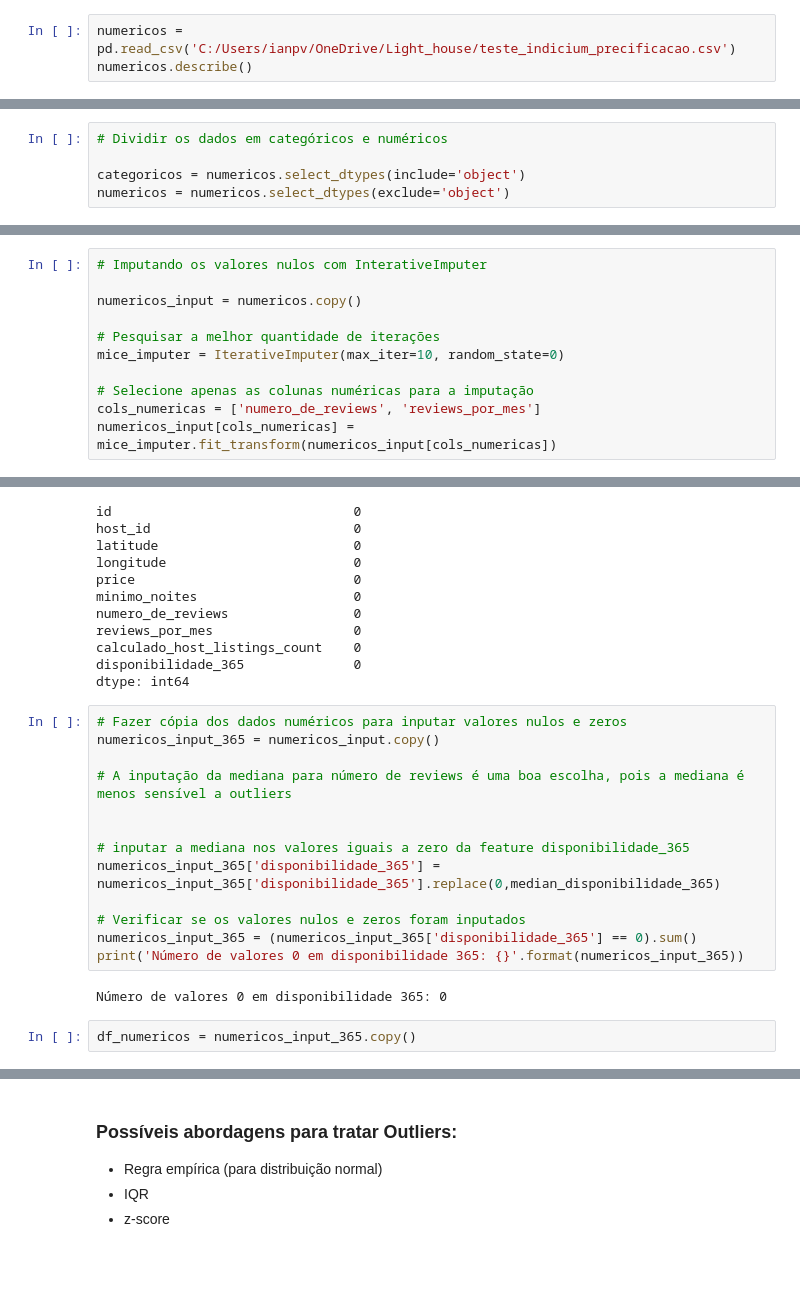
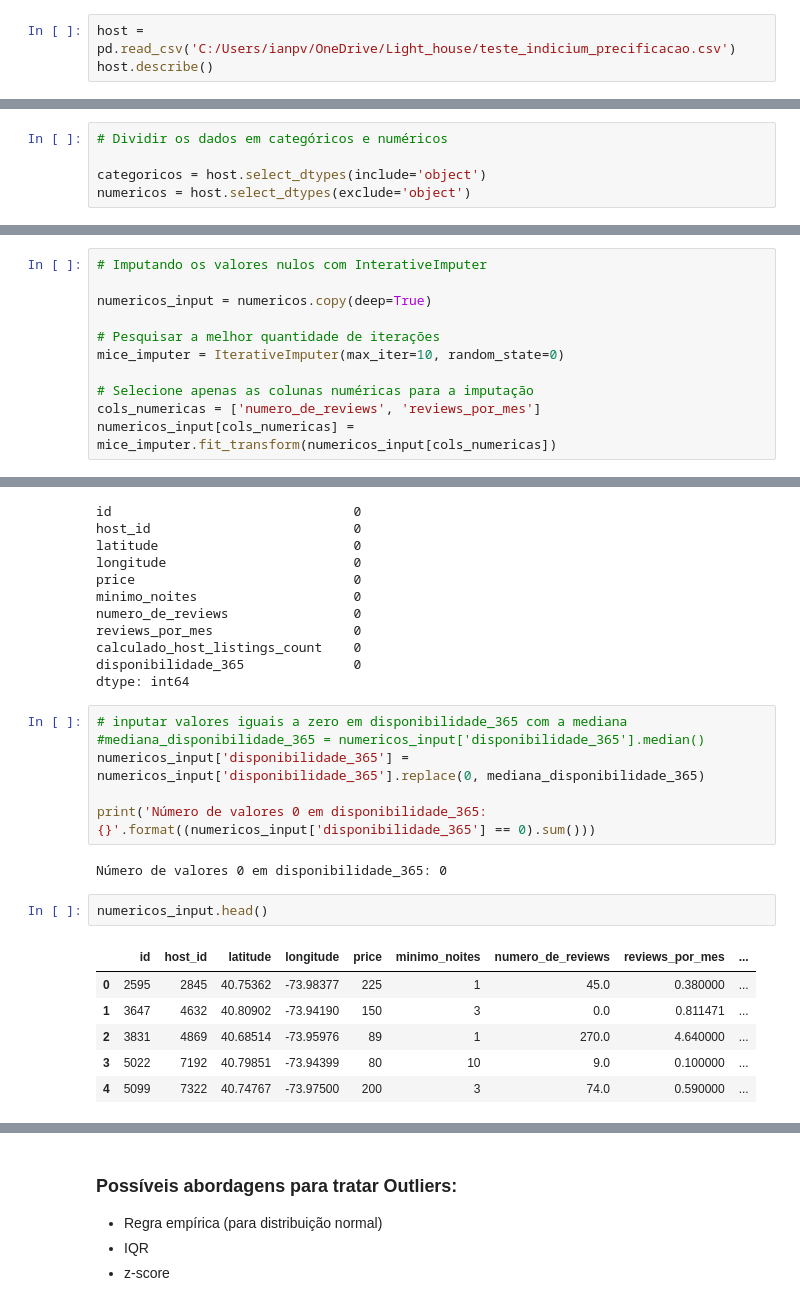
Before and after one commit to IanPerigoVianna/Lighthouse_DataScience, a Jupyter notebook: LH_CD_IAN_LUCAS_PÉRIGO_VIANNA.ipynb, the cells around one changed output, grey strips where cells are left out. Cells and saved outputs as stored; diff of their text form; blank space fills up the shorter version.

Commit message:
Corrigido inputação de valores iguais a zero

```diff
--- a/LH_CD_IAN_LUCAS_PÉRIGO_VIANNA.ipynb
+++ b/LH_CD_IAN_LUCAS_PÉRIGO_VIANNA.ipynb
@@ -115,8 +115,8 @@ import missingno as msno
 - Distingguir formato das features (int, float, char)
 - Identificar anomalias, dados ausentes e erros
 # %%
-numericos = pd.read_csv('C:/Users/ianpv/OneDrive/Light_house/teste_indicium_precificacao.csv')
-numericos.describe()
+host = pd.read_csv('C:/Users/ianpv/OneDrive/Light_house/teste_indicium_precificacao.csv')
+host.describe()
 # %% [output]
 |  | id | host_id | latitude | longitude | price | minimo_noites | numero_de_reviews | reviews_por_mes | ... |
 | count | 4.889400e+04 | 4.889400e+04 | 48894.000000 | 48894.000000 | 48894.000000 | 48894.000000 | 48894.000000 | 38842.000000 | ... |
@@ -162,8 +162,8 @@ nome, host_name, bairro_group, bairro, room_type, ultima_review
 # %%
 # Dividir os dados em categóricos e numéricos
 
-categoricos = numericos.select_dtypes(include='object')
-numericos = numericos.select_dtypes(exclude='object')
+categoricos = host.select_dtypes(include='object')
+numericos = host.select_dtypes(exclude='object')
 # %%
 categoricos.sample(20)
 # %% [output]
@@ -367,7 +375,7 @@ Foi realizado um teste com a imputação com o módulo KNNImputer, porém esta t
 # %%
 # Imputando os valores nulos com InterativeImputer
 
-numericos_input = numericos.copy()
+numericos_input = numericos.copy(deep=True)
 
 # Pesquisar a melhor quantidade de iterações
 mice_imputer = IterativeImputer(max_iter=10, random_state=0)
@@ -390,20 +398,20 @@ reviews_por_mes                  0
 calculado_host_listings_count    0
 disponibilidade_365              0
 dtype: int64
-# %%
-# Fazer cópia dos dados numéricos para inputar valores nulos e zeros
-numericos_input_365 = numericos_input.copy()
-
-# A inputação da mediana para número de reviews é uma boa escolha, pois a mediana é menos sensível a outliers
-
-
-# inputar a mediana nos valores iguais a zero da feature disponibilidade_365
-numericos_input_365['disponibilidade_365'] = numericos_input_365['disponibilidade_365'].replace(0,median_disponibilidade_365)
-
-# Verificar se os valores nulos e zeros foram inputados
-numericos_input_365 = (numericos_input_365['disponibilidade_365'] == 0).sum()
-print('Número de valores 0 em disponibilidade 365: {}'.format(numericos_input_365))
-# %% [output]
-Número de valores 0 em disponibilidade 365: 0
-# %%
-df_numericos = numericos_input_365.copy()
+# %%
+# inputar valores iguais a zero em disponibilidade_365 com a mediana
+#mediana_disponibilidade_365 = numericos_input['disponibilidade_365'].median()
+numericos_input['disponibilidade_365'] = numericos_input['disponibilidade_365'].replace(0, mediana_disponibilidade_365)
+
+print('Número de valores 0 em disponibilidade_365: {}'.format((numericos_input['disponibilidade_365'] == 0).sum()))
+# %% [output]
+Número de valores 0 em disponibilidade_365: 0
+# %%
+numericos_input.head()
+# %% [output]
+|  | id | host_id | latitude | longitude | price | minimo_noites | numero_de_reviews | reviews_por_mes | ... |
+| 0 | 2595 | 2845 | 40.75362 | -73.98377 | 225 | 1 | 45.0 | 0.380000 | ... |
+| 1 | 3647 | 4632 | 40.80902 | -73.94190 | 150 | 3 | 0.0 | 0.811471 | ... |
+| 2 | 3831 | 4869 | 40.68514 | -73.95976 | 89 | 1 | 270.0 | 4.640000 | ... |
+| 3 | 5022 | 7192 | 40.79851 | -73.94399 | 80 | 10 | 9.0 | 0.100000 | ... |
+| 4 | 5099 | 7322 | 40.74767 | -73.97500 | 200 | 3 | 74.0 | 0.590000 | ... |
```
Also changed, not shown: parts of 6 cells of this notebook.
